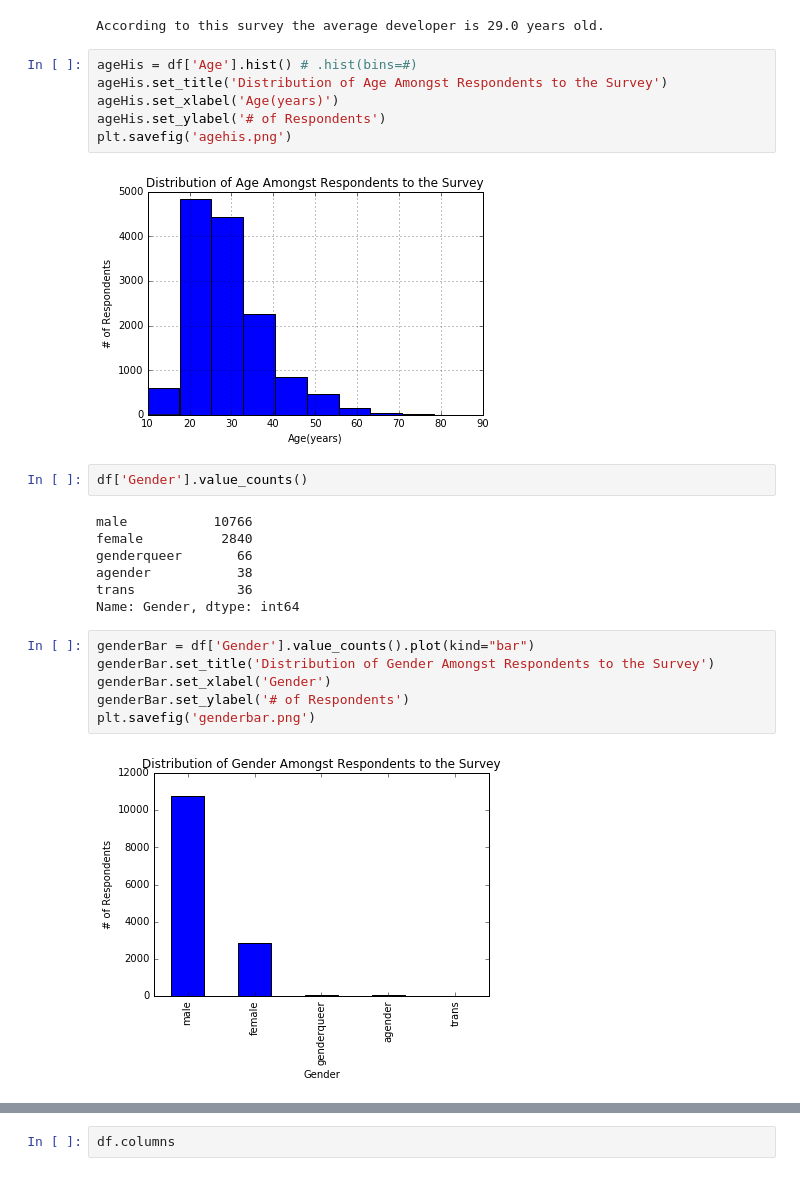
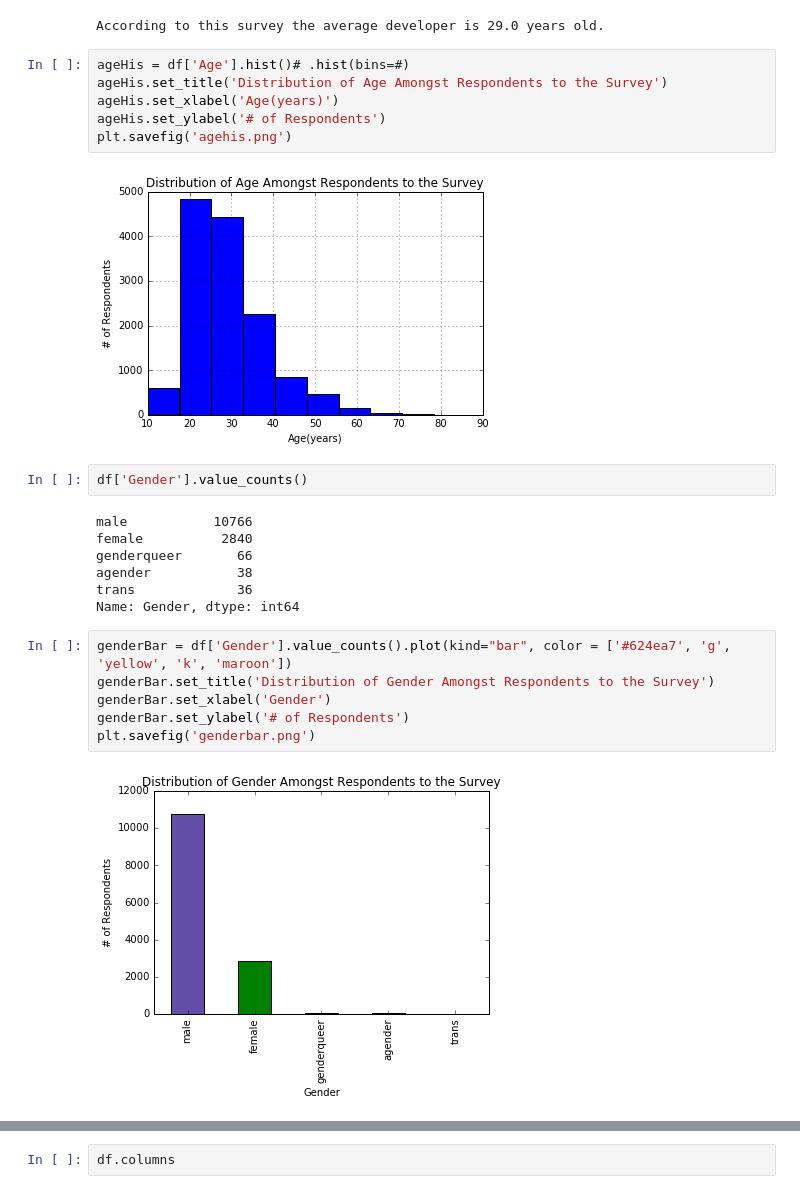
Before and after one commit to freeCodeCamp/2016-new-coder-survey, a Jupyter notebook: New Coders Data Analysis.ipynb, the cells around one changed output, grey strips where cells are left out. Cells and saved outputs as stored; diff of their text form.

Commit message:
updated colors and added additional comparisons

```diff
--- a/New Coders Data Analysis.ipynb
+++ b/New Coders Data Analysis.ipynb
@@ -26,7 +26,7 @@ print("According to this survey the average developer is", round(df['Age'].mean(
 # %% [output]
 According to this survey the average developer is 29.0 years old.
 # %%
-ageHis = df['Age'].hist() # .hist(bins=#)
+ageHis = df['Age'].hist()# .hist(bins=#)
 ageHis.set_title('Distribution of Age Amongst Respondents to the Survey')
 ageHis.set_xlabel('Age(years)')
 ageHis.set_ylabel('# of Respondents')
@@ -43,10 +43,10 @@ agender           38
 trans             36
 Name: Gender, dtype: int64
 # %%
-genderBar = df['Gender'].value_counts().plot(kind="bar")
+genderBar = df['Gender'].value_counts().plot(kind="bar", color = ['#624ea7', 'g', 'yellow', 'k', 'maroon'])
 genderBar.set_title('Distribution of Gender Amongst Respondents to the Survey')
 genderBar.set_xlabel('Gender')
 genderBar.set_ylabel('# of Respondents')
 plt.savefig('genderbar.png')
 # %% [output]
-[figure, old version]
+[figure, new version]
```
Also changed, not shown: parts of 11 cells of this notebook, 8 other files.
